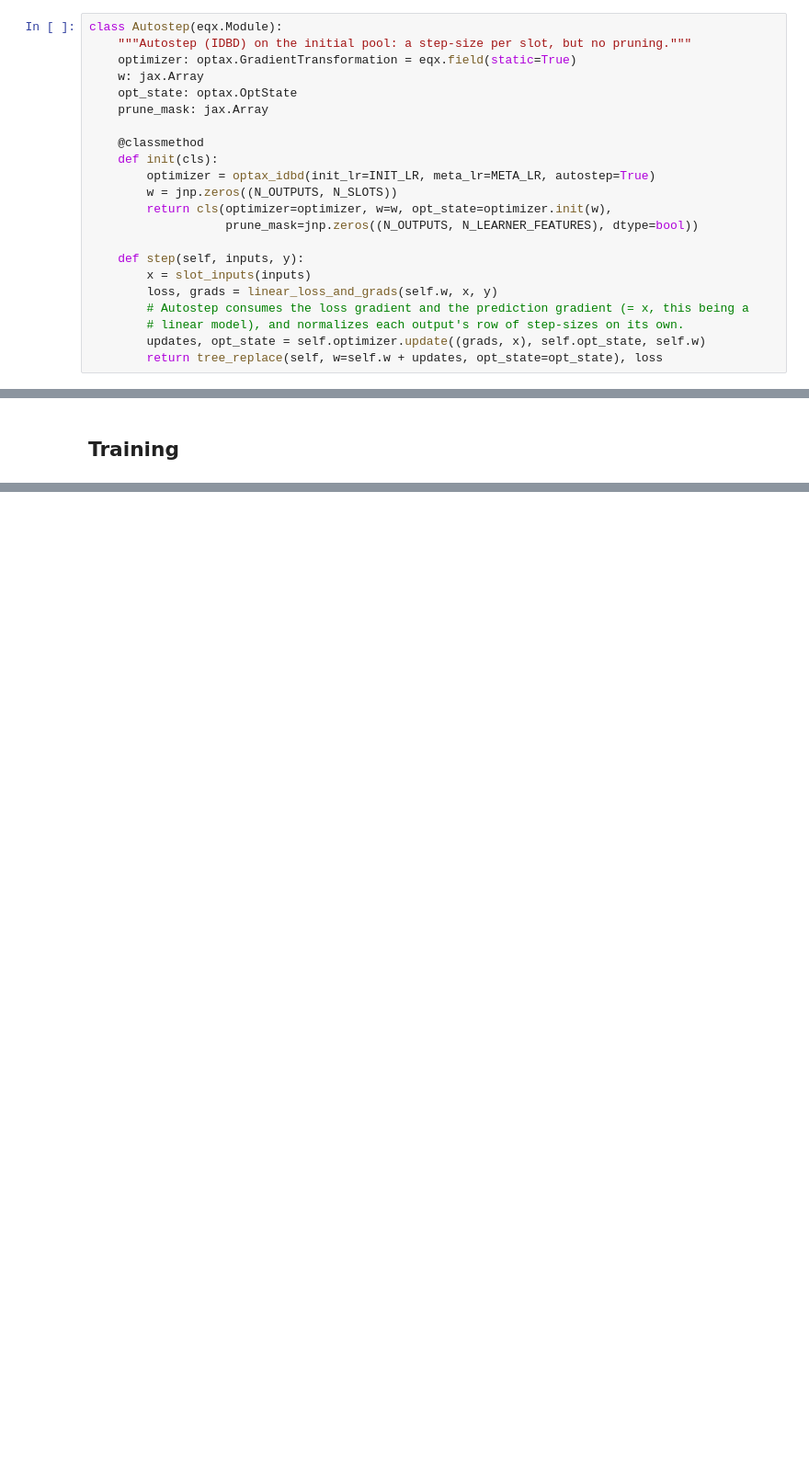
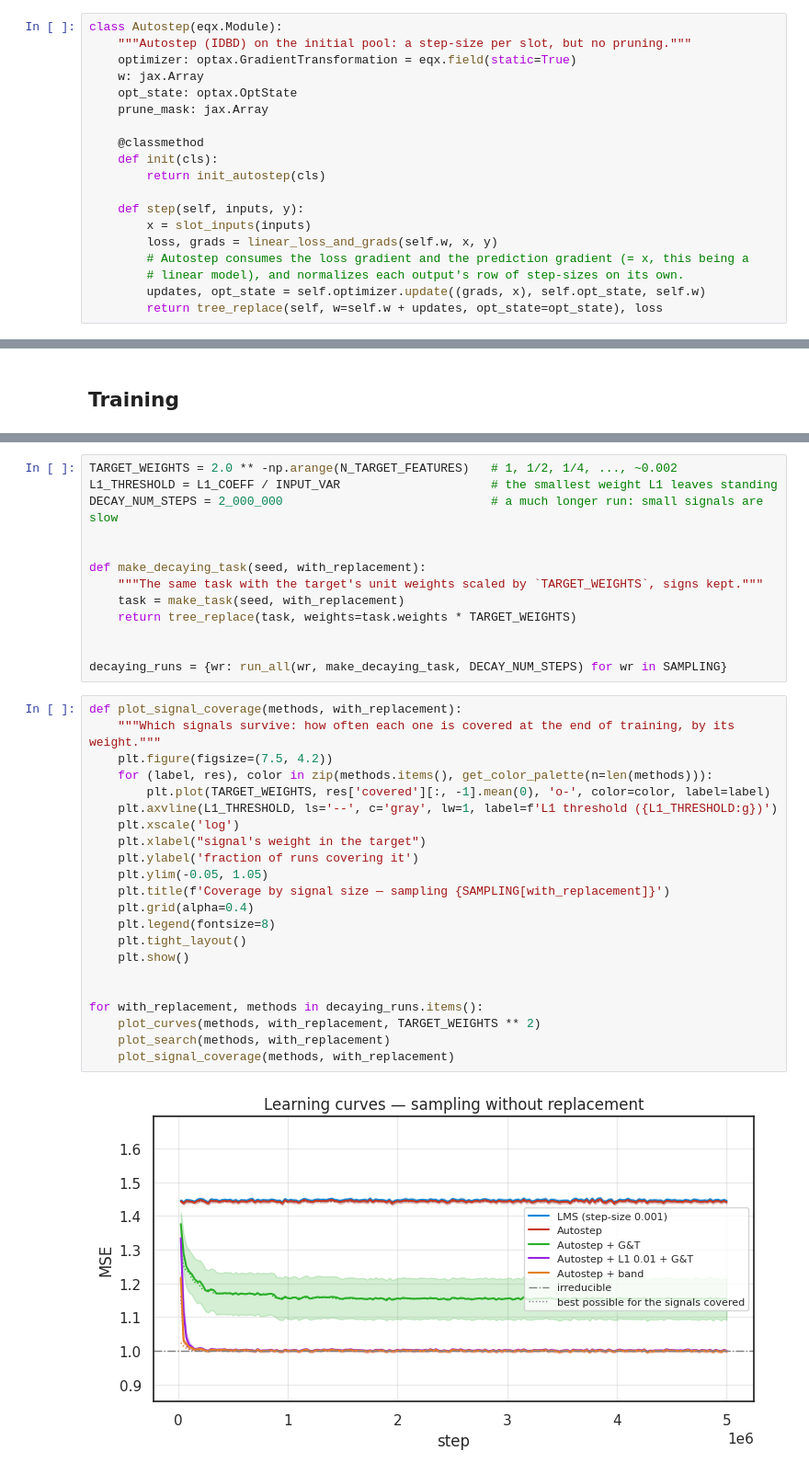
Before and after one commit to ejmejm/phd_research, a Jupyter notebook: phd/structure_search/multi_geoff_exploration/feature_sifting_clean_or_noise.ipynb, the cells around one changed output, grey strips where cells are left out. Shown at 92% size. Saved outputs shown, nothing was run; the diff lists cells and outputs as text; blank space fills up the shorter version.

```diff
--- a/phd/structure_search/multi_geoff_exploration/feature_sifting_clean_or_noise.ipynb
+++ b/phd/structure_search/multi_geoff_exploration/feature_sifting_clean_or_noise.ipynb
@@ -207,10 +163,7 @@ class Autostep(eqx.Module):
 
     @classmethod
     def init(cls):
-        optimizer = optax_idbd(init_lr=INIT_LR, meta_lr=META_LR, autostep=True)
-        w = jnp.zeros((N_OUTPUTS, N_SLOTS))
-        return cls(optimizer=optimizer, w=w, opt_state=optimizer.init(w),
-                   prune_mask=jnp.zeros((N_OUTPUTS, N_LEARNER_FEATURES), dtype=bool))
+        return init_autostep(cls)
 
     def step(self, inputs, y):
         x = slot_inputs(inputs)
@@ -573,0 +470,37 @@ in wasted work. The with-replacement panels are where the pruning rules actually
+# %%
+TARGET_WEIGHTS = 2.0 ** -np.arange(N_TARGET_FEATURES)   # 1, 1/2, 1/4, ..., ~0.002
+L1_THRESHOLD = L1_COEFF / INPUT_VAR                     # the smallest weight L1 leaves standing
+DECAY_NUM_STEPS = 2_000_000                             # a much longer run: small signals are slow
+
+
+def make_decaying_task(seed, with_replacement):
+    """The same task with the target's unit weights scaled by `TARGET_WEIGHTS`, signs kept."""
+    task = make_task(seed, with_replacement)
+    return tree_replace(task, weights=task.weights * TARGET_WEIGHTS)
+
+
+decaying_runs = {wr: run_all(wr, make_decaying_task, DECAY_NUM_STEPS) for wr in SAMPLING}
+# %%
+def plot_signal_coverage(methods, with_replacement):
+    """Which signals survive: how often each one is covered at the end of training, by its weight."""
+    plt.figure(figsize=(7.5, 4.2))
+    for (label, res), color in zip(methods.items(), get_color_palette(n=len(methods))):
+        plt.plot(TARGET_WEIGHTS, res['covered'][:, -1].mean(0), 'o-', color=color, label=label)
+    plt.axvline(L1_THRESHOLD, ls='--', c='gray', lw=1, label=f'L1 threshold ({L1_THRESHOLD:g})')
+    plt.xscale('log')
+    plt.xlabel("signal's weight in the target")
+    plt.ylabel('fraction of runs covering it')
+    plt.ylim(-0.05, 1.05)
+    plt.title(f'Coverage by signal size — sampling {SAMPLING[with_replacement]}')
+    plt.grid(alpha=0.4)
+    plt.legend(fontsize=8)
+    plt.tight_layout()
+    plt.show()
+
+
+for with_replacement, methods in decaying_runs.items():
+    plot_curves(methods, with_replacement, TARGET_WEIGHTS ** 2)
+    plot_search(methods, with_replacement)
+    plot_signal_coverage(methods, with_replacement)
+# %% [output]
+[figure, added]
```
Also changed, not shown: parts of 16 cells of this notebook.
